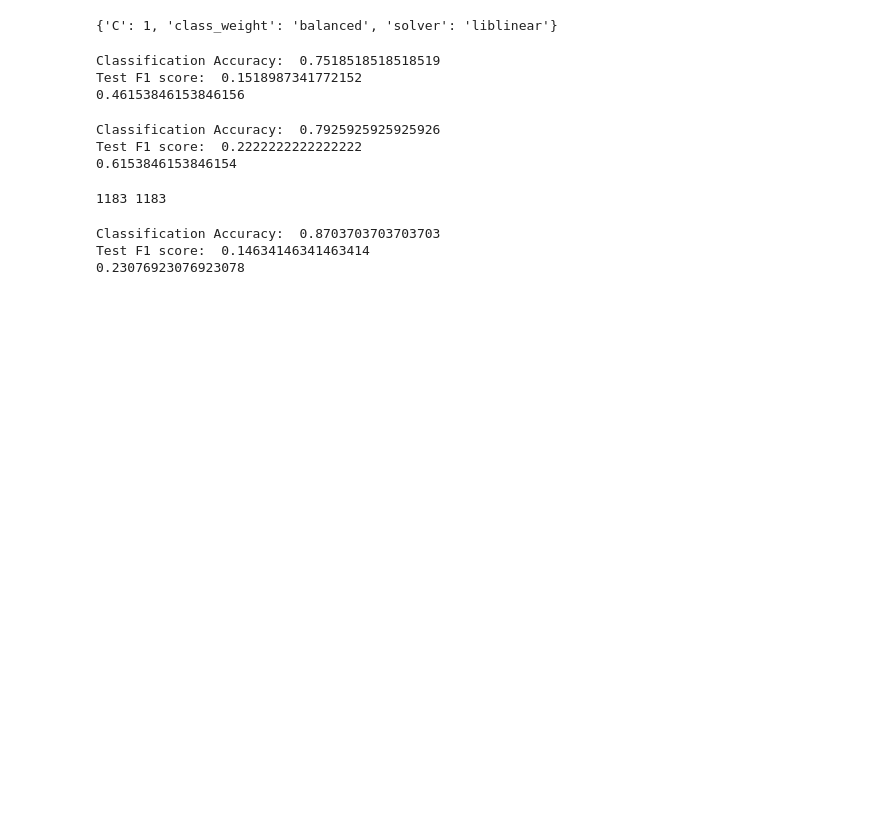
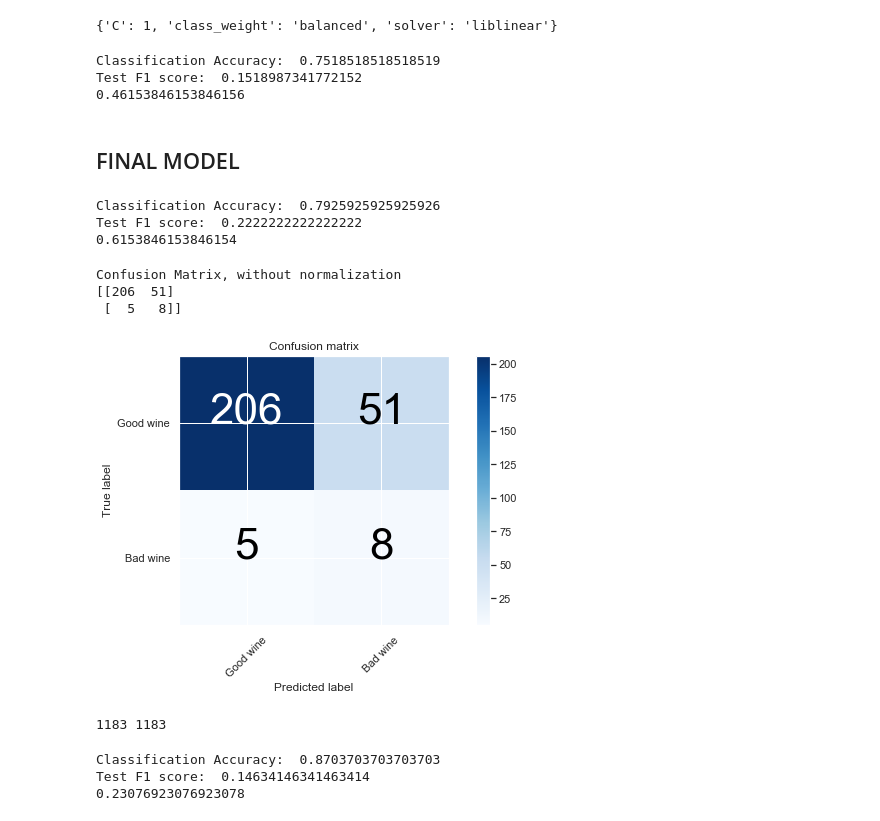
Before and after one commit to jmcneilkeller/Choosing_the_Worst_Wines, a Jupyter notebook: Mod_4_Wine_Quality.ipynb, the cells around one changed output. Saved outputs shown, nothing was run; the diff lists cells and outputs as text; code cells hidden in the pictures; blank space fills up the shorter version.

Commit message:
Finished the models

```diff
--- a/Mod_4_Wine_Quality.ipynb
+++ b/Mod_4_Wine_Quality.ipynb
@@ -1594,6 +1786,8 @@ print(metrics.recall_score(red_y_test, lr_gsv_y_pred_class))
 Classification Accuracy:  0.7518518518518519
 Test F1 score:  0.1518987341772152
 0.46153846153846156
+# %% [markdown]
+## FINAL MODEL
 # %%
 lr_gsv_2.fit(red_poly_X_train_sm_2,red_poly_y_train_sm_2)
 lr_gsv_y_pred_class_poly = lr_gsv_2.predict(red_X_test_poly_2)
@@ -1604,6 +1798,16 @@ print(metrics.recall_score(red_y_test, lr_gsv_y_pred_class_poly))
 Classification Accuracy:  0.7925925925925926
 Test F1 score:  0.2222222222222222
 0.6153846153846154
+# %%
+plot_confusion_matrix(red_y_test, lr_gsv_y_pred_class_poly, ['Good wine','Bad wine'],
+                          normalize=False,
+                          title='Confusion matrix',
+                          cmap=plt.cm.Blues)
+# %% [output]
+Confusion Matrix, without normalization
+[[206  51]
+ [  5   8]]
+[figure, added]
 # %%
 red_poly3 = PolynomialFeatures(degree=3, include_bias=False)
 red_poly3.fit(red_X_train)
```
Also changed, not shown: parts of 21 cells of this notebook.
